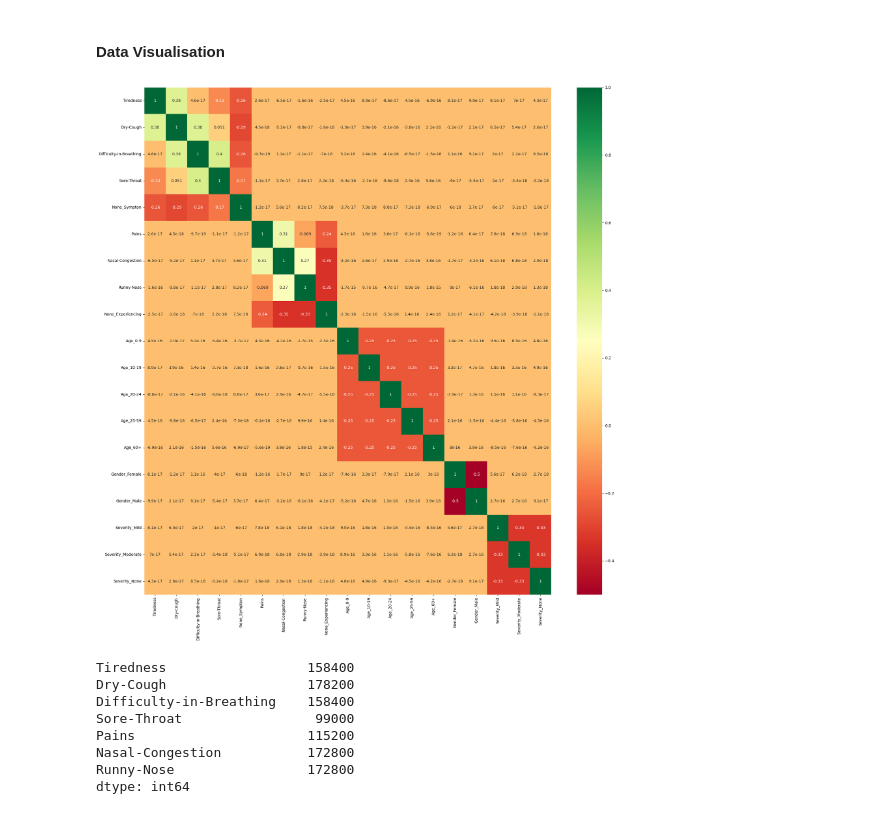
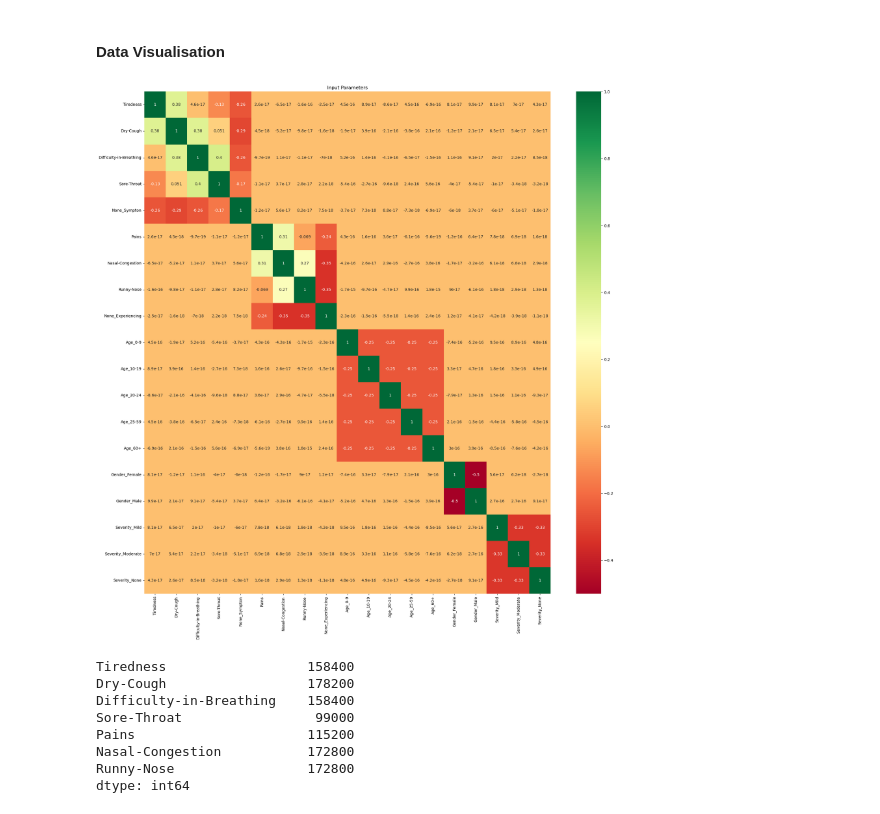
Before and after one commit to ojaswichopra/IOP2k24, a Jupyter notebook: Backend/Asthma Prediction .ipynb, the cells around one changed output. Drawn from its saved outputs; the diff is of its cells as text; code cells hidden in the pictures.

```diff
--- a/Backend/Asthma Prediction .ipynb
+++ b/Backend/Asthma Prediction .ipynb
@@ -174,11 +174,13 @@ dtype: object
 #### Data Visualisation
 # %%
 plt.figure(figsize=(20,20))
+plt.title('Input Parameters')
 ax=sns.heatmap(df.corr(),annot=True,cmap='RdYlGn')
 plt.tight_layout()
+plt.savefig('asthma_train_data_inputParams.png')
 plt.show()
 # %% [output]
-[figure, old version]
+[figure, new version]
 # %%
 symptoms = ['Tiredness', 'Dry-Cough', 'Difficulty-in-Breathing', 'Sore-Throat', 'Pains', 'Nasal-Congestion', 'Runny-Nose']
 symptom_counts = df[symptoms].sum()
```
Also changed, not shown: parts of 17 cells of this notebook, 27 other files.
